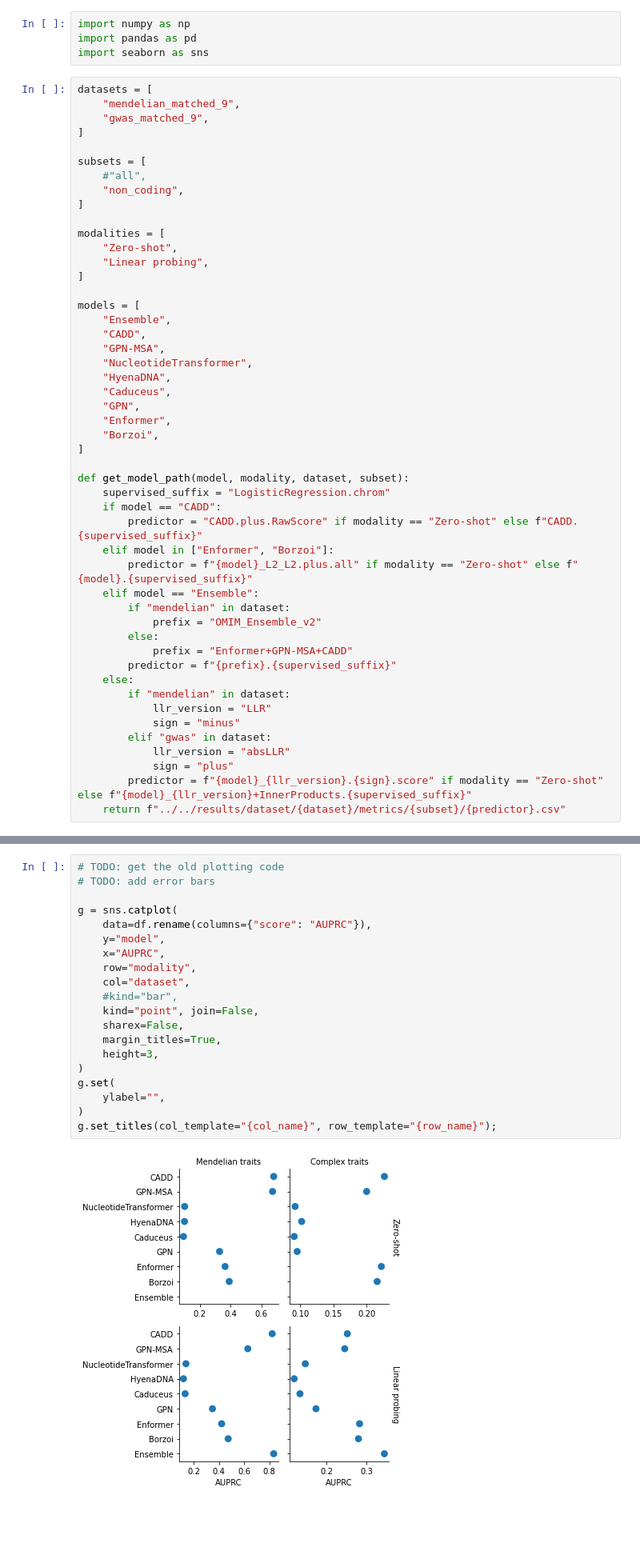
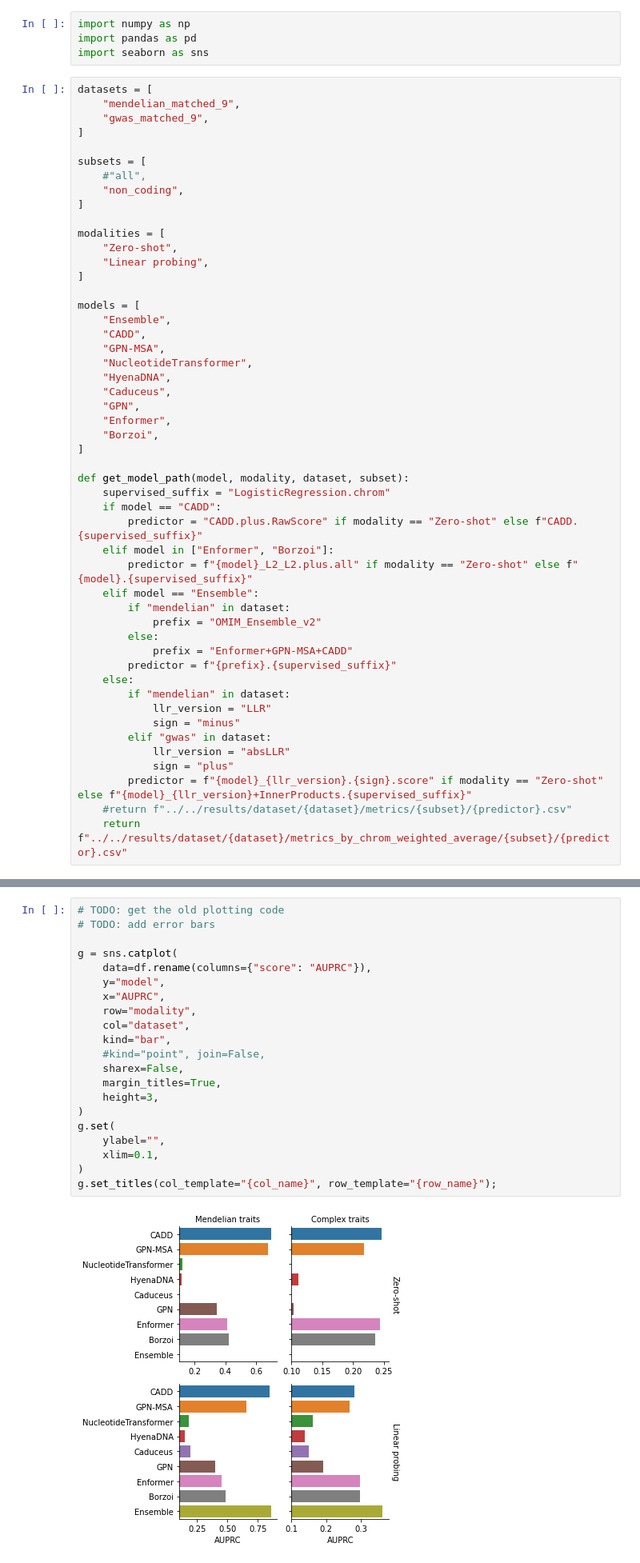
Before and after one commit to minjaf/TraitGym, a Jupyter notebook: workflow/notebooks/results_table.ipynb, the cells around one changed output, grey strips where cells are left out. Shown: that part at 80% size. Saved outputs shown, nothing was run; the diff lists cells and outputs as text; blank space fills up the shorter version.

```diff
--- a/workflow/notebooks/results_table.ipynb
+++ b/workflow/notebooks/results_table.ipynb
@@ -50,7 +50,8 @@ def get_model_path(model, modality, dataset, subset):
             llr_version = "absLLR"
             sign = "plus"
         predictor = f"{model}_{llr_version}.{sign}.score" if modality == "Zero-shot" else f"{model}_{llr_version}+InnerProducts.{supervised_suffix}"
-    return f"../../results/dataset/{dataset}/metrics/{subset}/{predictor}.csv"
+    #return f"../../results/dataset/{dataset}/metrics/{subset}/{predictor}.csv"
+    return f"../../results/dataset/{dataset}/metrics_by_chrom_weighted_average/{subset}/{predictor}.csv"
 # %%
 rows = []
 for dataset in datasets:
@@ -145,25 +146,26 @@ df.subset = df.subset.map({
 # %%
 # TODO: get the old plotting code
 # TODO: add error bars
 
 g = sns.catplot(
     data=df.rename(columns={"score": "AUPRC"}),
     y="model",
     x="AUPRC",
     row="modality",
     col="dataset",
-    #kind="bar",
-    kind="point", join=False,
+    kind="bar",
+    #kind="point", join=False,
     sharex=False,
     margin_titles=True,
     height=3,
 )
 g.set(
     ylabel="",
+    xlim=0.1,
 )
 g.set_titles(col_template="{col_name}", row_template="{row_name}");
 # %% [output]
-[figure, old version]
+[figure, new version]
 # %%
 df = df.pivot_table(
     index=["modality", "model"],
```
Also changed, not shown: parts of 1 cell of this notebook, 3 other files.
